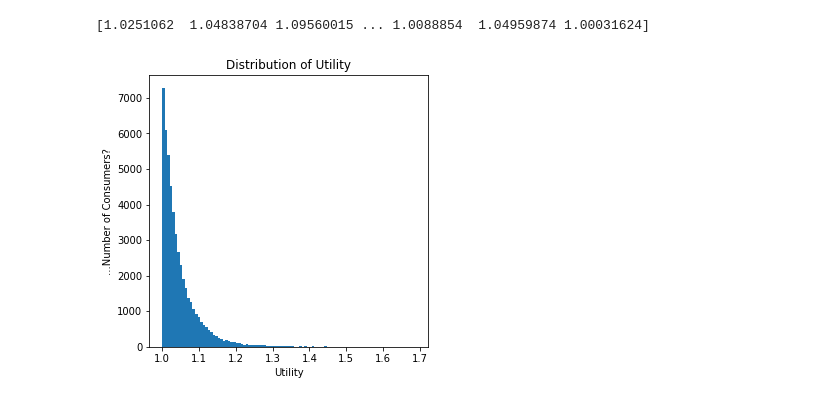
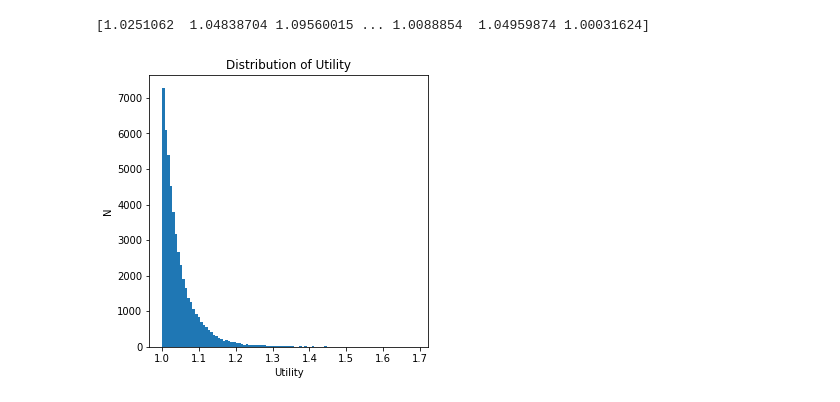
Before and after one commit to NumEconCopenhagen/projects-2019-tba, a Jupyter notebook: examproject/examproject/exam_2019_B.ipynb, the cells around one changed output. Cells and saved outputs as stored; diff of their text form; code cells hidden in the pictures.

```diff
--- a/examproject/examproject/exam_2019_B.ipynb
+++ b/examproject/examproject/exam_2019_B.ipynb
@@ -632,10 +646,10 @@ print(utility_vec_EE)
 # %%
 fig_distr_utility = plt.figure(figsize=(5,5))
 
 plt.hist(utility_vec_EE, bins=100) #100 bins means grouping into 100 sections between 0 and 1
 plt.title("Distribution of Utility")
 plt.xlabel("Utility")
-plt.ylabel("...Number of Consumers?")
+plt.ylabel("N")
 plt.show()
 # %% [output]
-[figure, old version]
+[figure, new version]
```
Also changed, not shown: parts of 20 cells of this notebook.
